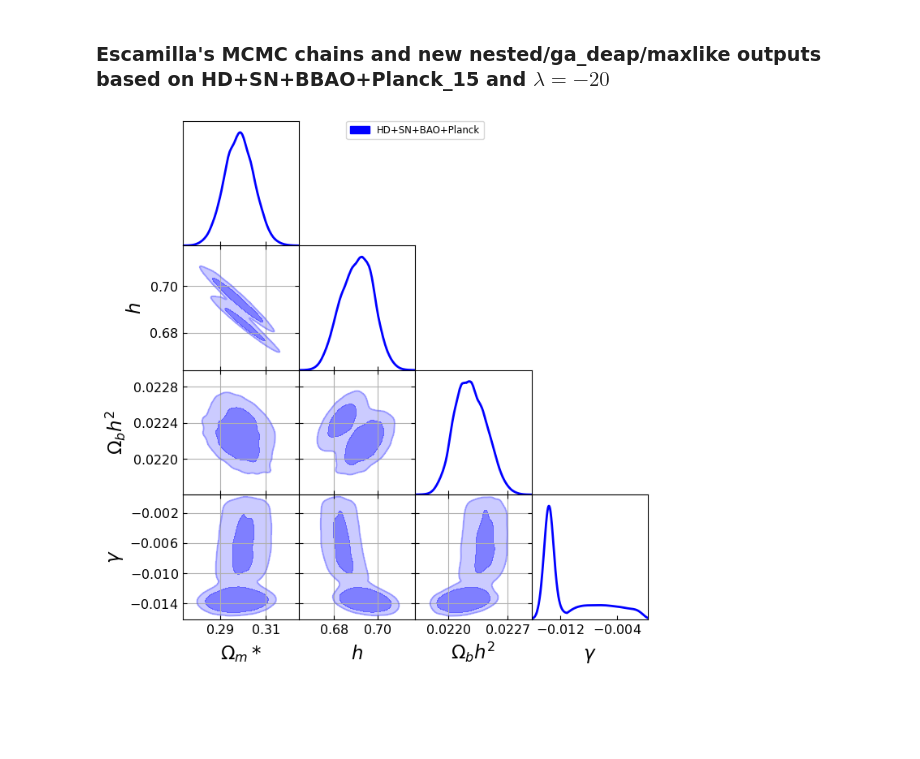
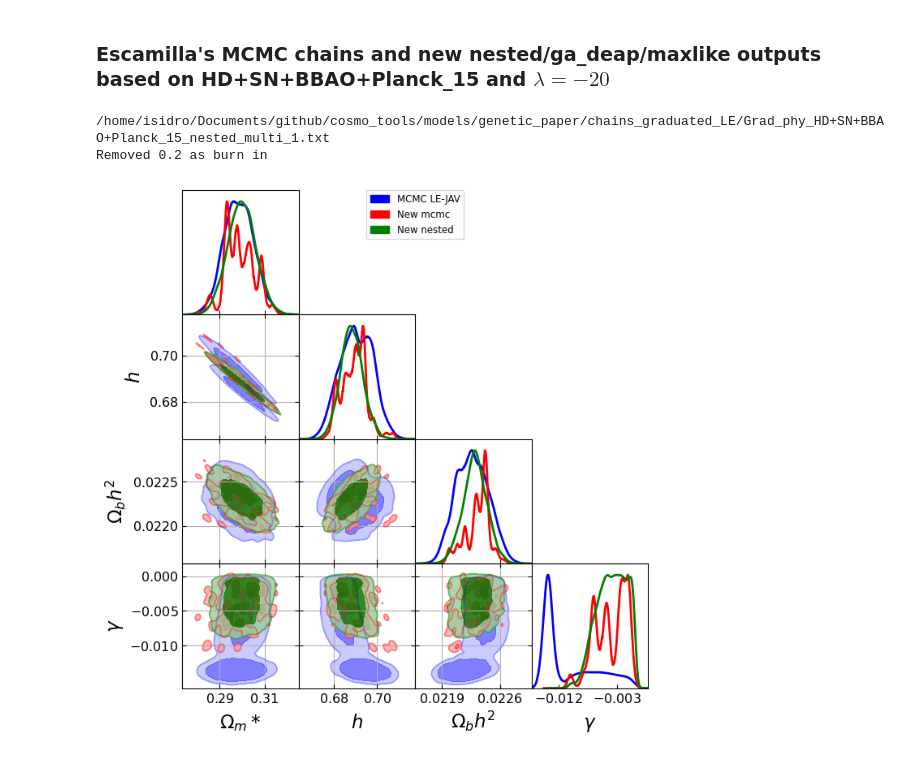
Before and after one commit to igomezv/cosmo_tools, a Jupyter notebook: models/genetic_paper/plots.ipynb, the cells around one changed output. Drawn from its saved outputs; the diff is of its cells as text; code cells hidden in the pictures; blank space fills up the shorter version.

Commit message:
update and backup for genetic paper preliminary results

```diff
--- a/models/genetic_paper/plots.ipynb
+++ b/models/genetic_paper/plots.ipynb
@@ -762,8 +780,14 @@ ax2.grid(axis='x')
 # %% [markdown]
 ### Escamilla's MCMC chains and new nested/ga_deap/maxlike outputs based on HD+SN+BBAO+Planck_15 and $\lambda = -20$
 # %%
-dir_name_le = '/home/isidro/Documents/github/cosmo_tools/models/genetic_paper/chains_graduated_LE'
+dir_name_le = '/home/isidro/Documents/github/cosmo_tools/models/genetic_paper/chains_graduated_LE/'
+root_le_nested = 'Grad_phy_HD+SN+BBAO+Planck_15_nested_multi'
+root_le_mcmc = 'Grad_phy_HD+SN+BBAO+Planck_15_mcmc'
 root_le = 'Grad_nega_20_phy_Planck_15+BBAO+SN+HD'
+root_le_ga = 'Grad_phy_HD+SN+BBAO+Planck_15_ga_deap'
+roots_le = [root_le, root_le_mcmc, root_le_nested]
+
+
 
 g= plots.getSubplotPlotter(chain_dir = dir_name_le,width_inch=7,
                             analysis_settings={'smooth_scale_2D': 0.2, 'smooth_scale_1D': 0.2, 'ignore_rows': 0.2})
@@ -772,33 +796,36 @@ g.settings.lab_fontsize = 20
 g.settings.colorbar_axes_fontsize=20
 g.settings.colorbar_label_rotation= 0
 g.settings.alpha_filled_add =0.9
 g.settings.scatter_size = 9
 g.settings.lw_contour=3
 g.settings.colormap_scatter= 'hsv'
-g.triangle_plot(root_le,
+g.triangle_plot(roots_le,
                  ['Om','h', 'Obh2', 'ggama'],
                 contour_args=[{'lw':3, 'color':'blue', 'ls':'-'},
                               {'lw':2, 'color':'red', 'ls':'-'},
                               {'lw':2, 'color':'green', 'ls':'-'},
                               {'lw':2, 'color':'gray', 'ls':'-'}], filled=True,
-                alphas=[0.5, 0.7, 0.8, 0.9], legend_labels= ['HD+SN+BAO+Planck'],
+                alphas=[0.5, 0.7, 0.8, 0.9], legend_labels= ['MCMC LE-JAV', 'New mcmc', 'New nested'],
                 line_args=[{'lw':2, 'color':'blue'}, {'lw':2, 'color':'red', 'ls':'-'},
                 {'lw':2, 'color':'green'}, {'lw':2, 'color':'gray'}], contour_colors=['blue','red', 'green', 'gray'])
                 #,plot_3d_with_param='alpha')
 
 
 g.subplots[1,0].grid(True)
 g.subplots[2,0].grid(True)
 g.subplots[3,0].grid(True)
 g.subplots[2,1].grid(True)
 g.subplots[3,1].grid(True)
 g.subplots[3,2].grid(True)
 
 # g.subplots[1,0].set_ylim(-0.5, 1.5)
 # #
 # g.subplots[1,1].set_xlim(-0.05, 1.8)
 
 # g.subplots[0,0].set_title('Phantom', fontsize=20)
 # g.export('Phantom2.pdf')
+# plt.title('Graduated with HD+SN+BAO+Planck', )
 # %% [output]
+/home/isidro/Documents/github/cosmo_tools/models/genetic_paper/chains_graduated_LE/Grad_phy_HD+SN+BBAO+Planck_15_nested_multi_1.txt
+Removed 0.2 as burn in
-[figure, old version]
+[figure, new version]
```
Also changed, not shown: parts of 8 cells of this notebook, 36 other files.
